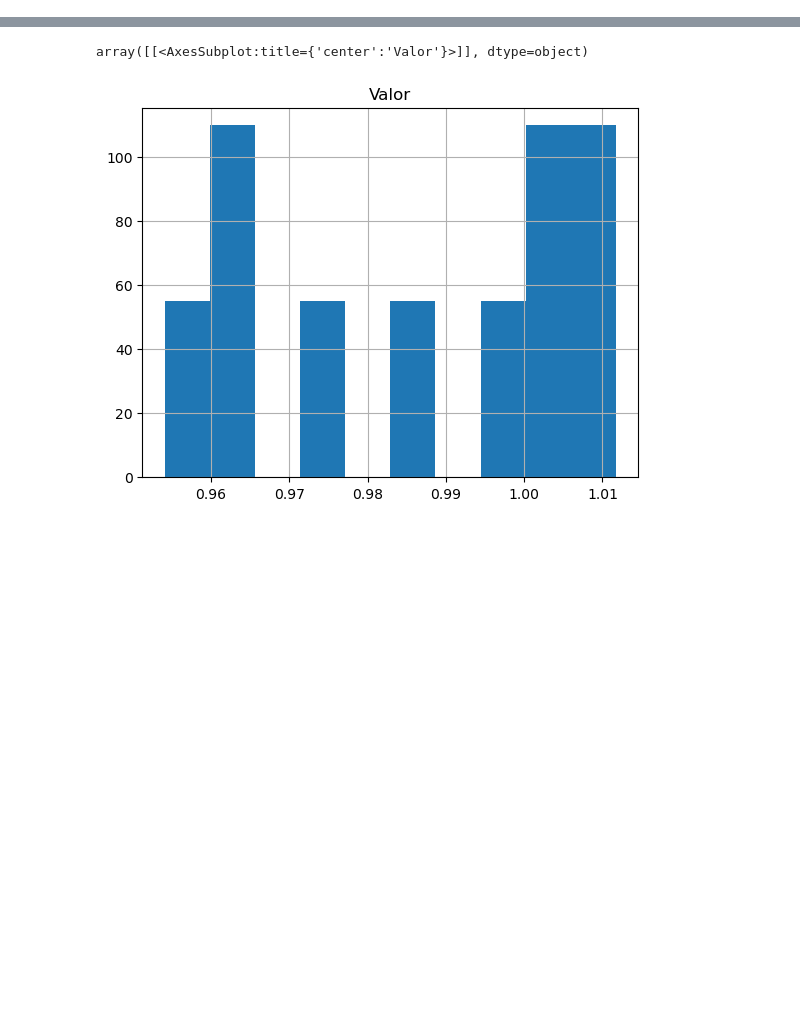
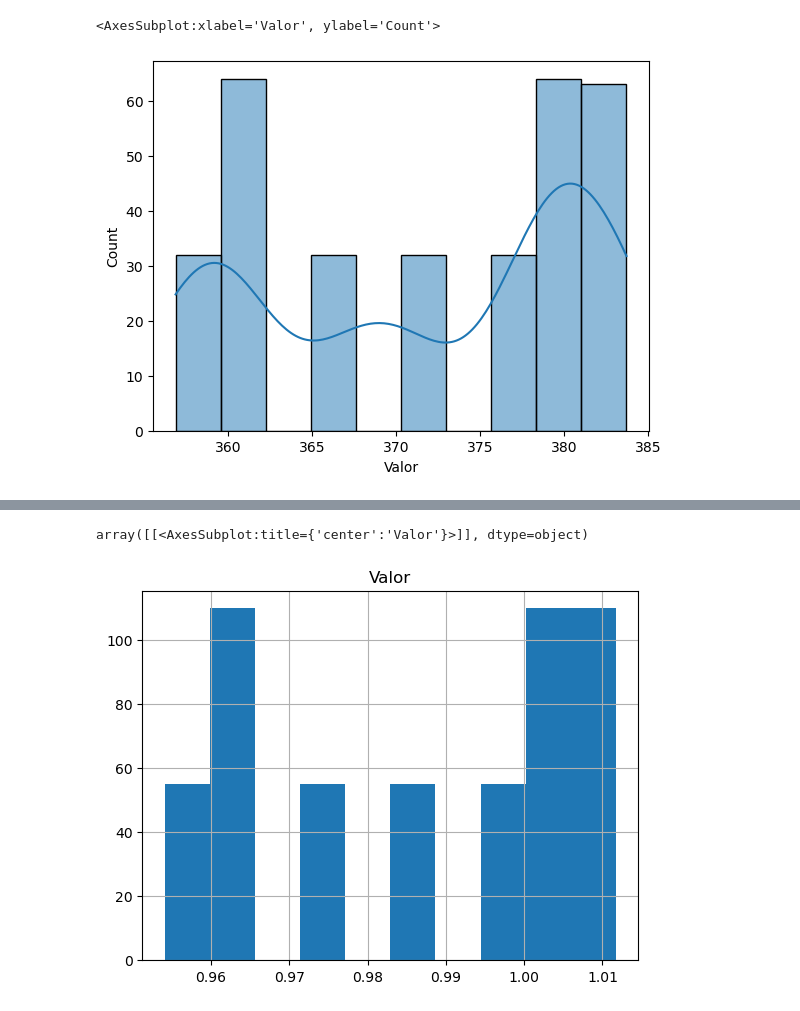
Before and after one commit to Pedri0/CFE_scraping_EDA, a Jupyter notebook: EDA.ipynb, the cells around one changed output, grey strips where cells are left out. Saved outputs shown, nothing was run; the diff lists cells and outputs as text; code cells hidden in the pictures; blank space fills up the shorter version.

```diff
--- a/EDA.ipynb
+++ b/EDA.ipynb
@@ -7,6 +7,9 @@ import plotly.express as px
 import glob
 import os
 import unidecode
+import plotly.io as pio
+pio.kaleido.scope.mathjax = None
+pio.templates.default = "plotly_white"
 # %%
 def read_csvs(path):
     folders = []
@@ -58,0 +262,5 @@ Name: Descripción, dtype: int64
+# %%
+sns.histplot(cargo[cargo.division=='VALLE DE MÉXICO NORTE'].Valor, kde=True)
+# %% [output]
+<AxesSubplot:xlabel='Valor', ylabel='Count'>
+[figure, added]
```
Also changed, not shown: parts of 35 cells of this notebook.
